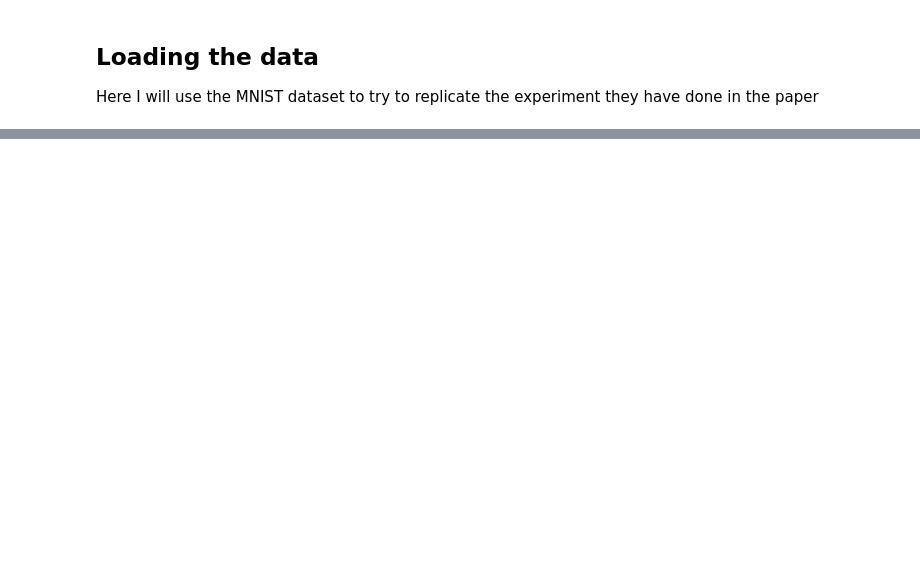
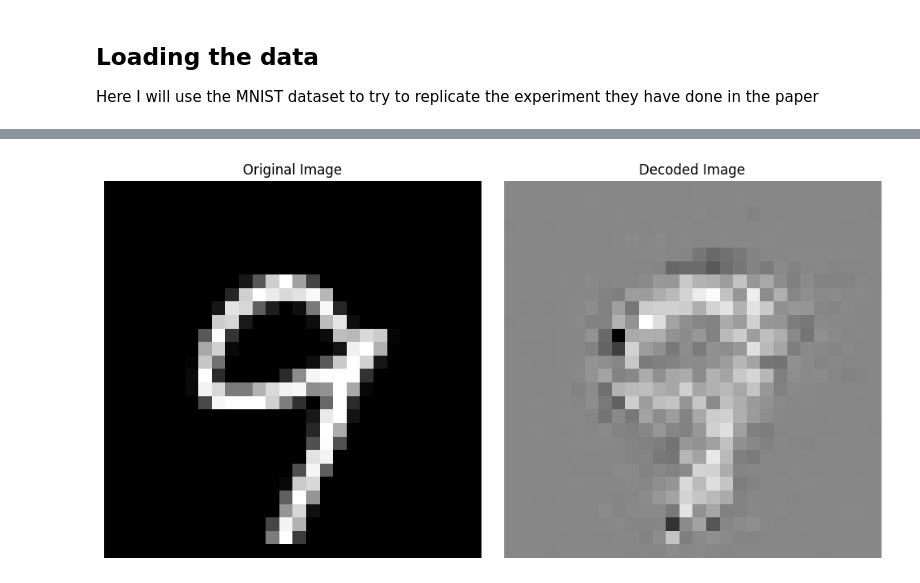
Before and after one commit to BosonicJustin/ML-Lab, a Jupyter notebook: Variational Autoencoder.ipynb, the cells around one changed output, grey strips where cells are left out. Cells and saved outputs as stored; diff of their text form; code cells hidden in the pictures; blank space fills up the shorter version.

```diff
--- a/Variational Autoencoder.ipynb
+++ b/Variational Autoencoder.ipynb
@@ -217,0 +228,52 @@ Step 580: Loss = -721.9533
+# %%
+import math
+
+test_dataset = datasets.MNIST(root='./data', train=False, download=True, transform=transform)
+test_loader = DataLoader(test_dataset, batch_size=1, shuffle=True)
+
+images, _ = next(iter(test_loader))
+
+def encode(image):
+    mean, covariance = encoder_mlp(image)
+
+    return torch.distributions.MultivariateNormal(mean, covariance_matrix=covariance).sample()
+
+
+def decode(image):
+    mean, covariance = decoder_mlp(image)
+
+    return torch.distributions.MultivariateNormal(
+        mean,
+        covariance_matrix=covariance
+    ).sample().view(28, 28)
+
+# image =
+
+image = images[0][0]
+
+encoding = encode(image.flatten())
+decoded_image = decode(encoding)
+
+# Convert tensors to numpy arrays (detaching and moving to CPU if necessary)
+original_np = image.detach().cpu().numpy()
+encoded_np = encoding.detach().cpu().numpy()
+decoded_np = decoded_image.detach().cpu().numpy()
+
+plt.figure(figsize=(10, 5))
+
+# Plot original image
+plt.subplot(1, 2, 1)
+plt.imshow(original_np, cmap='gray')
+plt.title("Original Image")
+plt.axis('off')
+
+# Plot decoded image
+plt.subplot(1, 2, 2)
+plt.imshow(decoded_np, cmap='gray')
+plt.title("Decoded Image")
+plt.axis('off')
+
+plt.tight_layout()
+plt.show()
+# %% [output]
+[figure, added]
```
Also changed, not shown: parts of 3 cells of this notebook.
